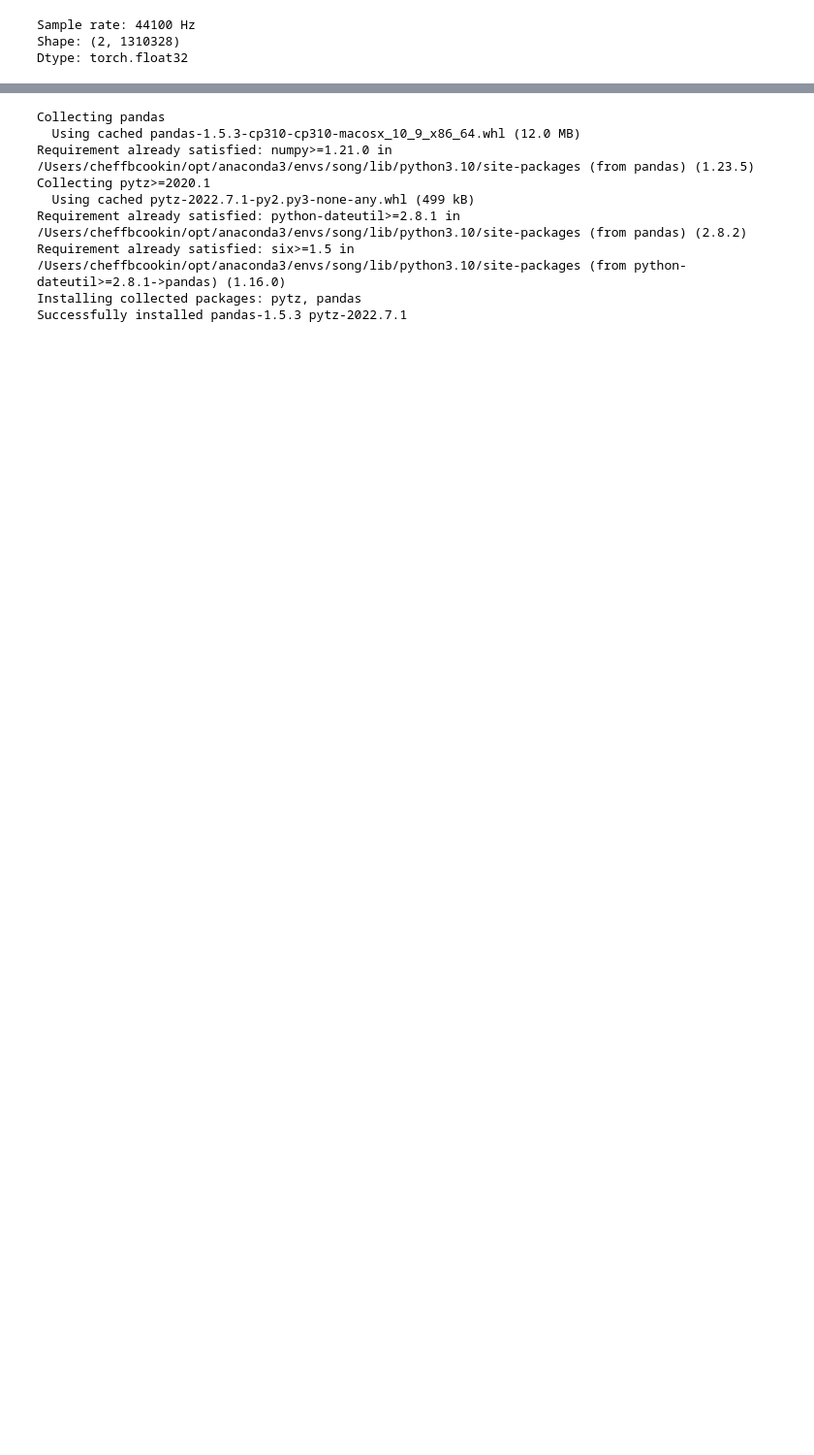
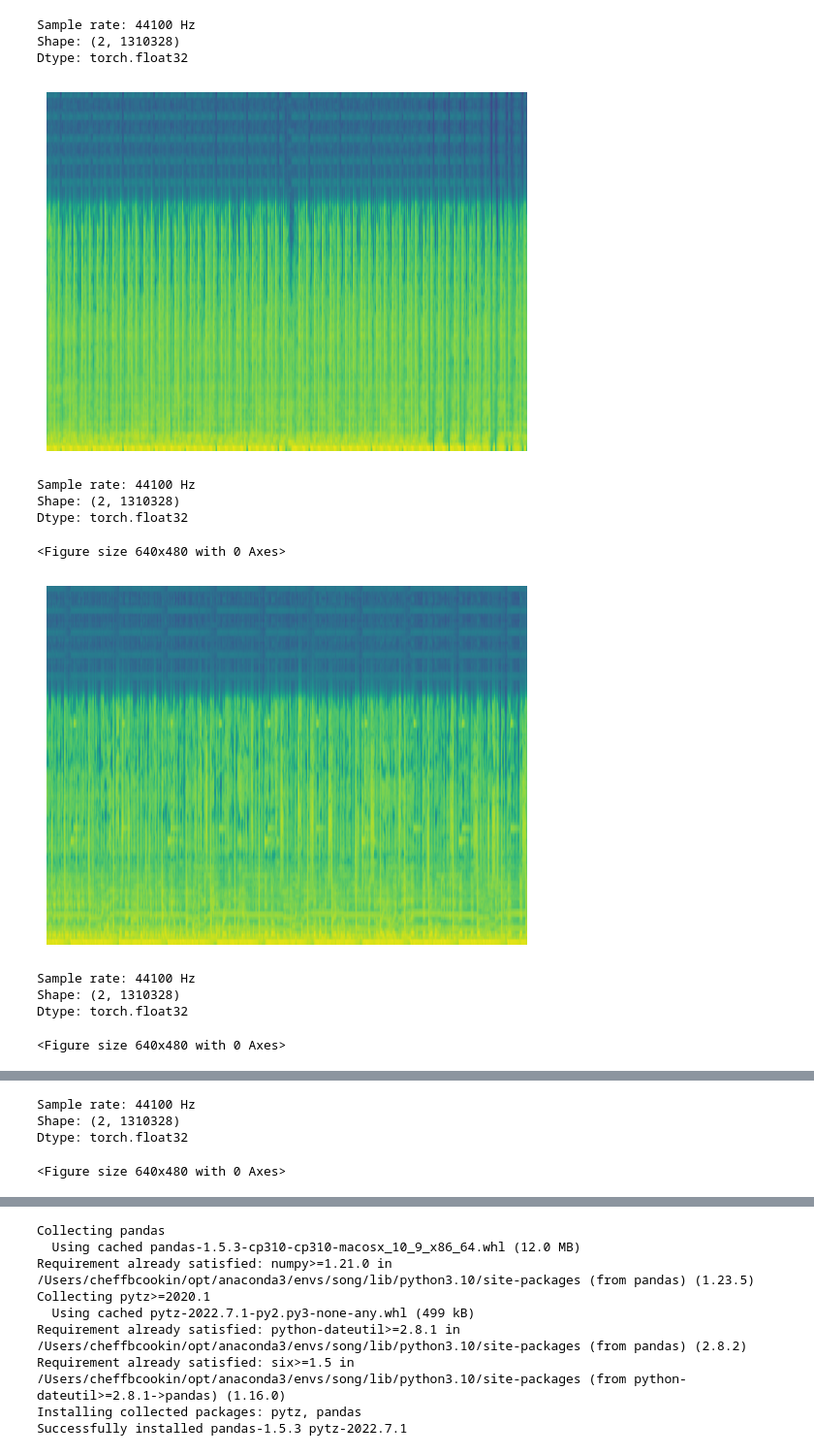
Before and after one commit to Naaafis/Song_Feature_Pred, a Jupyter notebook: spectrogram_tests.ipynb, the cells around one changed output, grey strips where cells are left out. Shown at 97% size. Saved outputs shown, nothing was run; the diff lists cells and outputs as text; code cells hidden in the pictures; blank space fills up the shorter version.

Commit message:
new spectros

```diff
--- a/spectrogram_tests.ipynb
+++ b/spectrogram_tests.ipynb
@@ -59,27 +59,48 @@ def plot_waveform(waveform, sample_rate, title="Waveform", xlim=None, ylim=None,
     plt.show()
 
 
+# def plot_specgram(waveform, sample_rate, title="Spectrogram", xlim=None, save_path=None):
+#   waveform = waveform.numpy()
+
+#   num_channels, num_frames = waveform.shape
+#   time_axis = torch.arange(0, num_frames) / sample_rate
+
+#   figure, axes = plt.subplots(num_channels, 1)
+#   if num_channels == 1:
+#     axes = [axes]
+#   for c in range(num_channels):
+#     axes[c].specgram(waveform[c], Fs=sample_rate)
+#     if num_channels > 1:
+#       axes[c].set_ylabel(f'Channel {c+1}')
+#     if xlim:
+#       axes[c].set_xlim(xlim)
+#   figure.suptitle(title)
+#   plt.show(block=False)
+#   if save_path:
+#       plt.savefig(save_path)
+#   else:
+#       plt.show()
+
 def plot_specgram(waveform, sample_rate, title="Spectrogram", xlim=None, save_path=None):
   waveform = waveform.numpy()
 
   num_channels, num_frames = waveform.shape
-  time_axis = torch.arange(0, num_frames) / sample_rate
 
   figure, axes = plt.subplots(num_channels, 1)
   if num_channels == 1:
     axes = [axes]
+
   for c in range(num_channels):
     axes[c].specgram(waveform[c], Fs=sample_rate)
-    if num_channels > 1:
-      axes[c].set_ylabel(f'Channel {c+1}')
-    if xlim:
-      axes[c].set_xlim(xlim)
-  figure.suptitle(title)
+    axes[c].set_axis_off() # Turn off axes
+
+  #figure.suptitle(title)
   plt.show(block=False)
   if save_path:
       plt.savefig(save_path)
   else:
       plt.show()
+
 
 def play_audio(waveform, sample_rate):
     pass  # Play the audio using your preferred method
@@ -93,21 +114,21 @@ def play_audio(waveform, sample_rate):
 # play_audio(waveform, sample_rate)
 
 # Replace this with the name of your DataFrame
-csv_file = "danceable_tracks-1.csv"
+csv_file = "all_tracks-1.csv"
 danceable_tracks = pd.read_csv(csv_file)
 
 # Create a folder with the same name as the DataFrame
-folder_name = "danceable_tracks"
-if not os.path.exists(folder_name):
-    os.makedirs(folder_name)
+# folder_name = "all_tracks"
+# if not os.path.exists(folder_name):
+#     os.makedirs(folder_name)
 
-folder_name_sg = "danceable_tracks_sg"
+folder_name_sg = "all_tracks-1_sg"
 if not os.path.exists(folder_name_sg):
     os.makedirs(folder_name_sg)
 
-folder_name_wf = "danceable_tracks_wf"
-if not os.path.exists(folder_name_wf):
-    os.makedirs(folder_name_wf)
+# folder_name_wf = "all_tracks-1_wf"
+# if not os.path.exists(folder_name_wf):
+#     os.makedirs(folder_name_wf)
 
 # Iterate through the DataFrame
 for index, row in danceable_tracks.iterrows():
@@ -121,34 +142,44 @@ for index, row in danceable_tracks.iterrows():
     with open("temp_audio.mp3", "wb") as file:
         file.write(response.content)
 
     # Load the audio file using torchaudio
     waveform, sample_rate = torchaudio.load("temp_audio.mp3")
-
+    waveform_mono = torch.mean(waveform, dim = 0, keepdim=True)
     # # Generate a spectrogram
     # specgram = torchaudio.transforms.Spectrogram()(waveform)
 
     # # Convert the spectrogram to dB scale
     # specgram_db = torchaudio.transforms.AmplitudeToDB()(specgram)
 
     # # Plot the spectrogram and save it as an image
     # plt.figure(figsize=(10, 4))
     # plt.imshow(specgram_db.log2()[0, :, :].numpy(), cmap='gray', aspect='auto', origin='lower')
     # plt.colorbar(format='%+2.0f dB')
     # plt.title(f'Spectrogram for track_id {track_id}')
     # plt.savefig(f"{folder_name}/{track_id}.png")
     # plt.close()
 
-    filename_wf = (f"{folder_name_wf}/{track_id}.png")
+    #filename_wf = (f"{folder_name_wf}/{track_id}.png")
     filename_sg = (f"{folder_name_sg}/{track_id}.png")
 
     print_stats(waveform, sample_rate=sample_rate)
-    plot_waveform(waveform, sample_rate, save_path=filename_wf)
-    plot_specgram(waveform, sample_rate, save_path=filename_sg)
+    #plot_waveform(waveform, sample_rate, save_path=filename_wf)
+    plot_specgram(waveform_mono, sample_rate, save_path=filename_sg)
     play_audio(waveform, sample_rate)
 
 # Delete the temporary audio file
 os.remove("temp_audio.mp3")
 # %% [output]
 Sample rate: 44100 Hz
 Shape: (2, 1310328)
 Dtype: torch.float32
+[figure, added]
+Sample rate: 44100 Hz
+Shape: (2, 1310328)
+Dtype: torch.float32
+<Figure size 640x480 with 0 Axes>
+[figure, added]
+Sample rate: 44100 Hz
+Shape: (2, 1310328)
+Dtype: torch.float32
+<Figure size 640x480 with 0 Axes>
@@ -154,0 +187,4 @@ Dtype: torch.float32
+Sample rate: 44100 Hz
+Shape: (2, 1310328)
+Dtype: torch.float32
+<Figure size 640x480 with 0 Axes>
```
Also changed, not shown: parts of 2 cells of this notebook.
